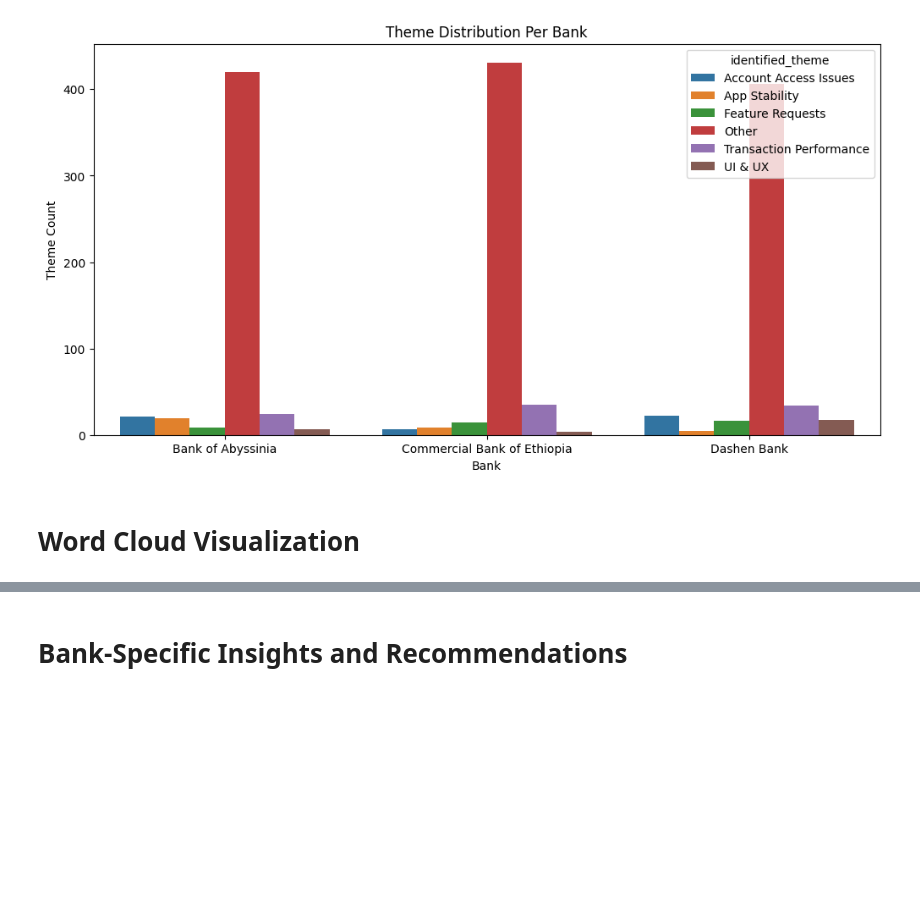
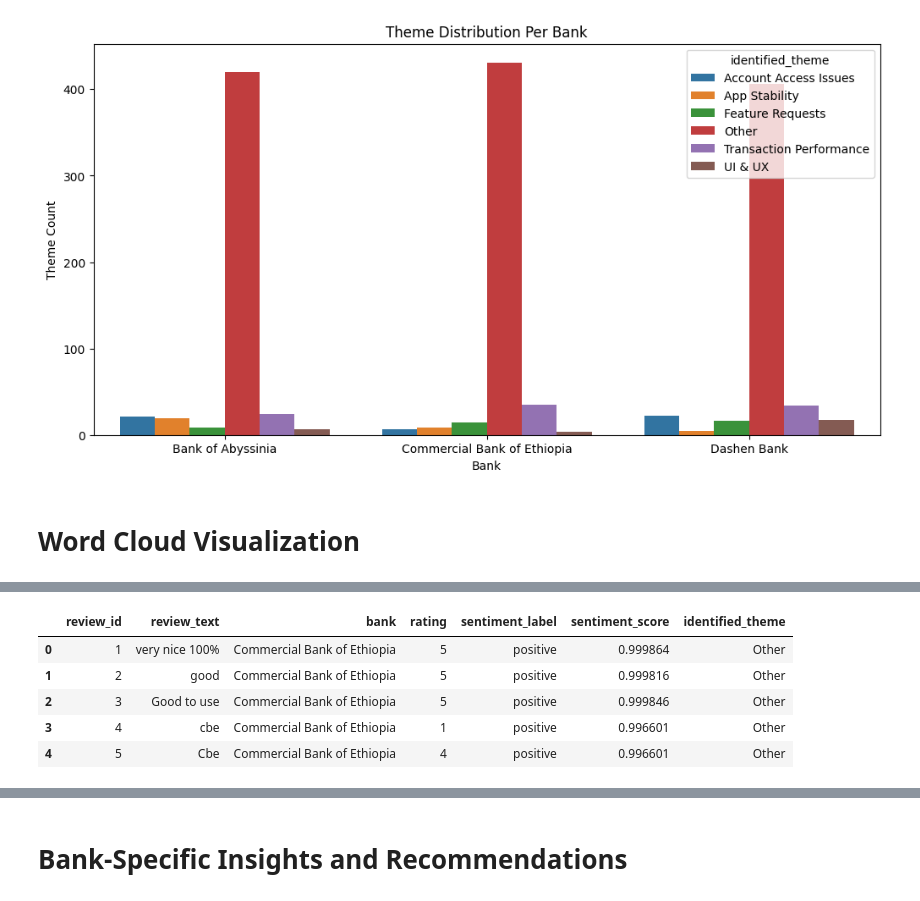
Before and after one commit to Suabdu9/fintech-review-analytics, a Jupyter notebook: notebooks/sentiment_analysis.ipynb, the cells around one changed output, grey strips where cells are left out. Drawn from its saved outputs; the diff is of its cells as text; code cells hidden in the pictures; blank space fills up the shorter version.

```diff
--- a/notebooks/sentiment_analysis.ipynb
+++ b/notebooks/sentiment_analysis.ipynb
@@ -637,0 +696,30 @@ plt.show()
+# %%
+df["review_id"] = range(
+    1,
+    len(df) + 1
+)
+# %%
+output_df = df[
+    [
+        "review_id",
+        "review",
+        "bank",
+        "rating",
+        "sentiment_label",
+        "sentiment_score",
+        "identified_theme"
+    ]
+]
+
+output_df = output_df.rename(
+    columns={"review": "review_text"}
+)
+
+output_df.head()
+# %% [output]
+|  | review_id | review_text | bank | rating | sentiment_label | sentiment_score | identified_theme |
+| 0 | 1 | very nice 100% | Commercial Bank of Ethiopia | 5 | positive | 0.999864 | Other |
+| 1 | 2 | good | Commercial Bank of Ethiopia | 5 | positive | 0.999816 | Other |
+| 2 | 3 | Good to use | Commercial Bank of Ethiopia | 5 | positive | 0.999846 | Other |
+| 3 | 4 | cbe | Commercial Bank of Ethiopia | 1 | positive | 0.996601 | Other |
+| 4 | 5 | Cbe | Commercial Bank of Ethiopia | 4 | positive | 0.996601 | Other |
```
Also changed, not shown: parts of 9 cells of this notebook, 4 other files.
